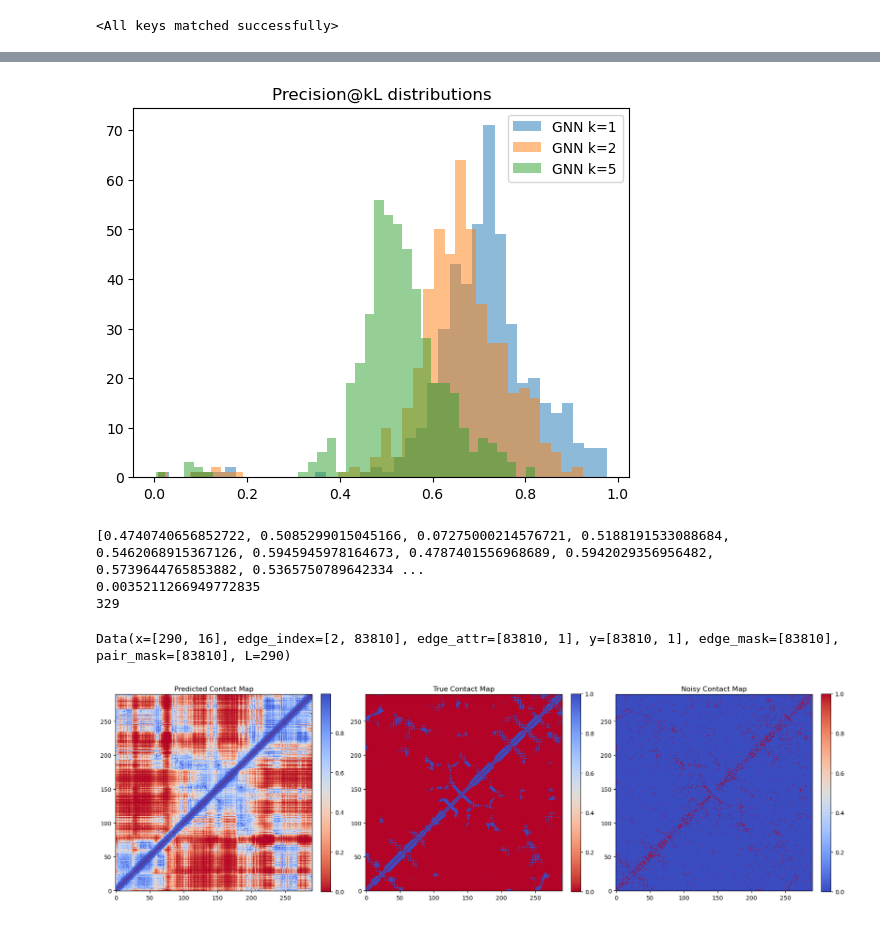
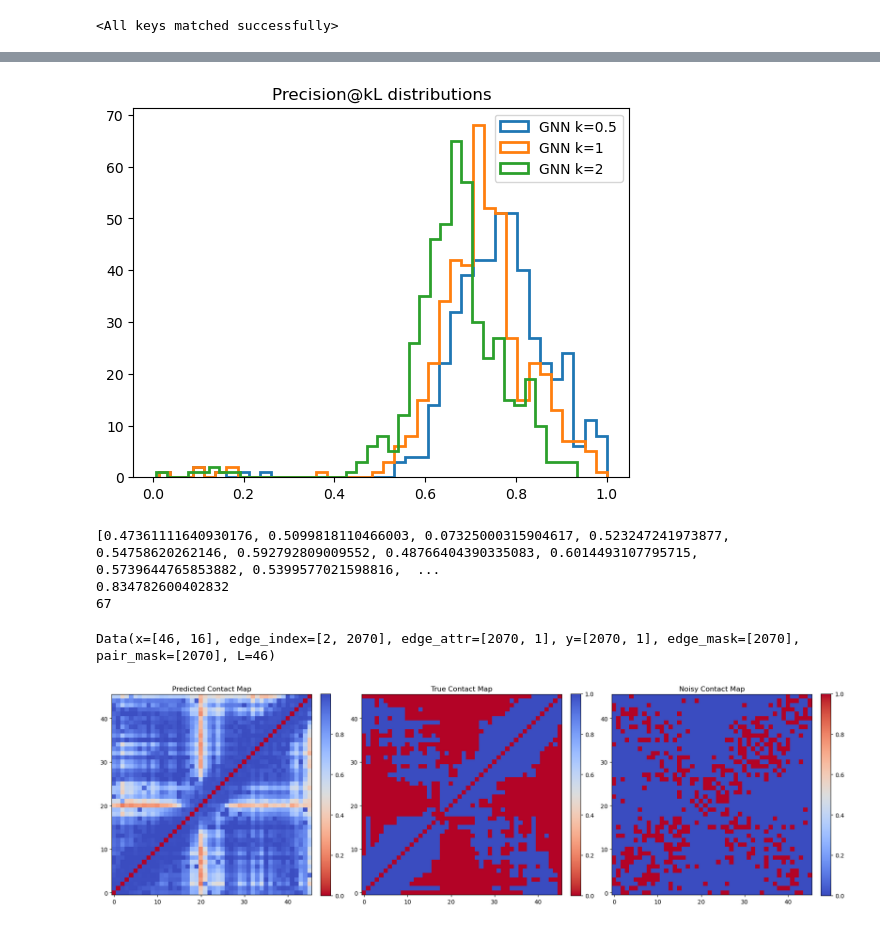
Before and after one commit to Fabiog17/Internship, a Jupyter notebook: GNN_cc_likeDCA.ipynb, the cells around one changed output, grey strips where cells are left out. Saved outputs shown, nothing was run; the diff lists cells and outputs as text; code cells hidden in the pictures.

```diff
--- a/GNN_cc_likeDCA.ipynb
+++ b/GNN_cc_likeDCA.ipynb
@@ -33,12 +33,13 @@ for file in os.listdir(folder_path):
         distance_map.append(loaded['distance_map'])
         dca.append(loaded['dca'])
 # %%
+
 def contact_from_distance(distance_map, threshold=8.0):
     contact_map = (distance_map < threshold).astype(int)
     return contact_map
 
-
-def top_k_mask(matrix, k):
+#function to take the top k element of a matrix (excludin the ones masked)
+def top_k_mask(matrix, k, mask=None):
     n = matrix.shape[0]
 
     # Get upper triangle indices (excluding diagonal)
@@ -47,19 +48,24 @@ def top_k_mask(matrix, k):
     # Extract corresponding values
     values = matrix[triu_indices]
 
+    if mask is not None:
+        mask_vals = mask[triu_indices]
+        #make the masked point distant -inf
+        values = np.where(mask_vals, values, -np.inf)
+
     # Get indices of top-k values
     top_k_idx = np.argpartition(values, -k)[-k:]
 
     # Create empty mask
-    mask = np.zeros_like(matrix, dtype=int)
+    mask_out = np.zeros_like(matrix, dtype=int)
 
     # Map back to matrix indices
     rows = triu_indices[0][top_k_idx]
     cols = triu_indices[1][top_k_idx]
 
     # Set both (i,j) and (j,i) = 1 (since symmetric)
-    mask[rows, cols] = 1
-    mask[cols, rows] = 1
+    mask_out[rows, cols] = 1
+    mask_out[cols, rows] = 1
 
-    return mask
+    return mask_out
 # %%
@@ -376,7 +390,7 @@ from sklearn.model_selection import train_test_split
 train_data, test_data = train_test_split(filtered_data, test_size=0.2, random_state=1)
 
 
-train_loader = DataLoader(train_data, batch_size=10, shuffle=True)
+train_loader = DataLoader(train_data, batch_size=5, shuffle=True)
 test_loader = DataLoader(test_data, batch_size=1, shuffle=False)
 # %%
 import torch.nn as nn
@@ -571,15 +586,15 @@ model = EdgeGNN(node_in_ch=16, edge_in_ch=1, hidden_ch=25, mlp_hidden_ch=12, GNN
 
 save_path = "best_model_cc_likeDCA.pt"
 #to load an old model
-# state_dict = torch.load(save_path)
-# model.load_state_dict(state_dict)
+state_dict = torch.load(save_path)
+model.load_state_dict(state_dict)
 
 pos_weight = compute_pos_weight(train_loader, device)
 print("pos_weight:", pos_weight.item())
 loss_fn = torch.nn.BCEWithLogitsLoss(pos_weight=pos_weight,reduction='mean')
 
 optimizer = torch.optim.Adam(model.parameters(), lr=0.0001)
-scheduler = torch.optim.lr_scheduler.ReduceLROnPlateau(optimizer,mode='min',factor=0.5, patience=5,min_lr=1e-6,verbose=True)
+scheduler = torch.optim.lr_scheduler.ReduceLROnPlateau(optimizer,mode='min',factor=0.5, patience=20,min_lr=1e-6)
 
 
 train_losses = []
@@ -587,7 +602,7 @@ val_losses = []
 
 
 best_val_loss = float('inf')
-patience = 10
+patience = 30
 epochs_no_improve = 0
 
 for epoch in range(300):
@@ -662,4 +678,8 @@ Early stopping triggered after 60 epochs
 # %%
+device = torch.device('cuda' if torch.cuda.is_available() else 'cpu')
+
+model = EdgeGNN(node_in_ch=16, edge_in_ch=1, hidden_ch=25, mlp_hidden_ch=12, GNN_layers=3).to(device)
+
 save_path = "best_model_cc_likeDCA.pt"
 state_dict = torch.load(save_path)
 model.load_state_dict(state_dict)
@@ -818,29 +892,29 @@ Top-k*L precision: 0.7142635047858545
 # %%
-k_values = [1,2,5]
+k_values = [0.5,1,2]
 results = {k: [] for k in k_values}
 for k in k_values:
     vals= topk_L_precision(model, test_loader, device, ratio=k)[1]
     results[k].extend(vals)
 
 for k in k_values:
-    plt.hist(results[k], bins=40, alpha=0.5, label=f"GNN k={k}")
+    plt.hist(results[k], bins=40, histtype='step',linewidth=2, label=f"GNN k={k}")
 
 
 plt.legend()
 plt.title("Precision@kL distributions")
 plt.show()
 # %% [output]
-[figure, old version]
+[figure, new version]
 # %%
 k=5
 precision= topk_L_precision(model, test_loader, device, ratio=k)[1]
 print(precision)
-print(min(precision))
-print(precision.index(min(precision)))
+print(max(precision))
+print(precision.index(max(precision)))
 # %% [output]
-[0.4740740656852722, 0.5085299015045166, 0.07275000214576721, 0.5188191533088684, 0.5462068915367126, 0.5945945978164673, 0.4787401556968689, 0.5942029356956482, 0.5739644765853882, 0.5365750789642334 ...
-0.0035211266949772835
-329
+[0.47361111640930176, 0.5099818110466003, 0.07325000315904617, 0.523247241973877, 0.54758620262146, 0.592792809009552, 0.48766404390335083, 0.6014493107795715, 0.5739644765853882, 0.5399577021598816,  ...
+0.834782600402832
+67
 # %%
 def graph_to_matrix(data, values):
     num_nodes = data.x.shape[0]
@@ -852,8 +926,8 @@ def graph_to_matrix(data, values):
     return mat
 # %%
 
-pos=4
-#worst case
+pos=67
+#best case
 
 i=0
 with torch.no_grad():
@@ -870,33 +944,33 @@ print(batch)
 
 scores = torch.sigmoid(pred_logits.squeeze(-1))
 # threshold=0.8
 # scores= (scores>= threshold).float()
 pred_contact_map = graph_to_matrix(batch, scores.cpu())
 true_contact_map = graph_to_matrix(batch, batch.y.cpu())
 noisy_contact_map = graph_to_matrix(batch, batch.edge_attr.cpu())
 
 
 
 fig, axes = plt.subplots(1, 3, figsize=(18, 6))  # 1 row, 3 columns
 
 # --- Predicted Distance Map ---
 im0 = axes[0].imshow(pred_contact_map, cmap='coolwarm_r', origin='lower')
 axes[0].set_title("Predicted Contact Map")
 plt.colorbar(im0, ax=axes[0], fraction=0.046, pad=0.04)
 
 # --- True Distance Map ---
 im1 = axes[1].imshow(true_contact_map, cmap='coolwarm_r', origin='lower')
 axes[1].set_title("True Contact Map")
 plt.colorbar(im1, ax=axes[1], fraction=0.046, pad=0.04)
 
 # --- Original Noisy Contact Map ---
 im2 = axes[2].imshow(noisy_contact_map, cmap='coolwarm', origin='lower')
 axes[2].set_title("Noisy Contact Map")
 plt.colorbar(im2, ax=axes[2], fraction=0.046, pad=0.04)
 
 plt.tight_layout()
 plt.show()
 # %% [output]
-Data(x=[290, 16], edge_index=[2, 83810], edge_attr=[83810, 1], y=[83810, 1], edge_mask=[83810], pair_mask=[83810], L=290)
+Data(x=[46, 16], edge_index=[2, 2070], edge_attr=[2070, 1], y=[2070, 1], edge_mask=[2070], pair_mask=[2070], L=46)
-[figure, old version]
+[figure, new version]
 # %%
```
Also changed, not shown: parts of 23 cells of this notebook, 9 other files.
